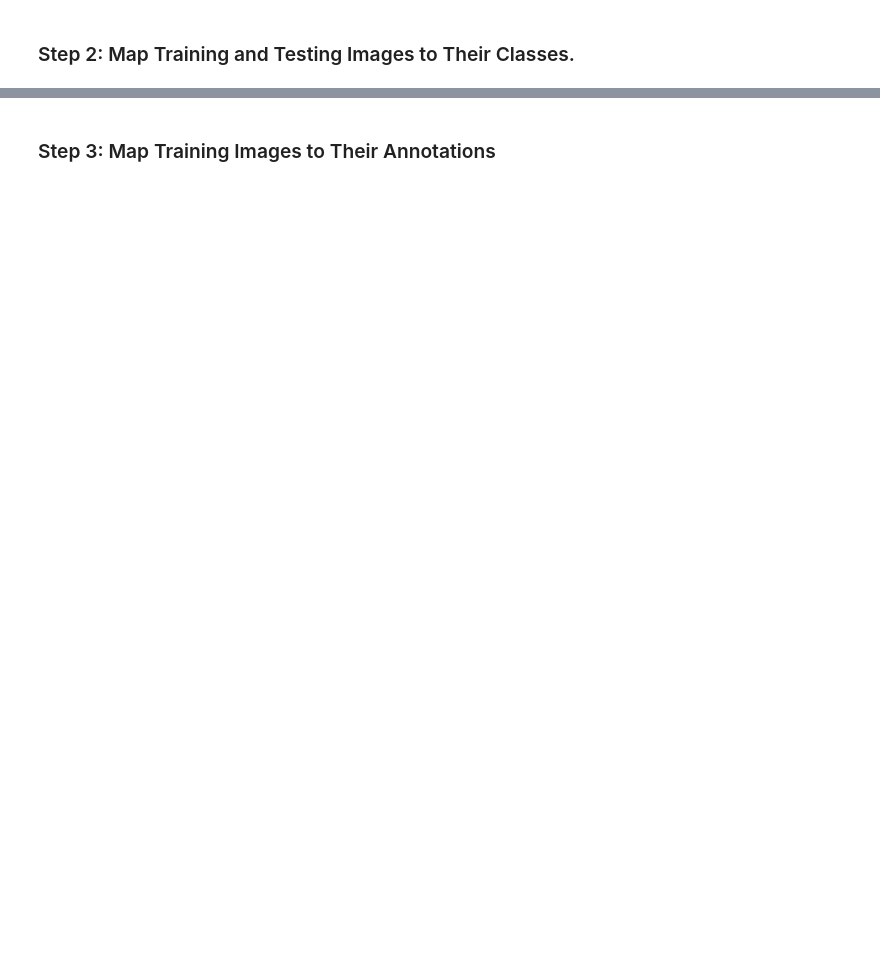
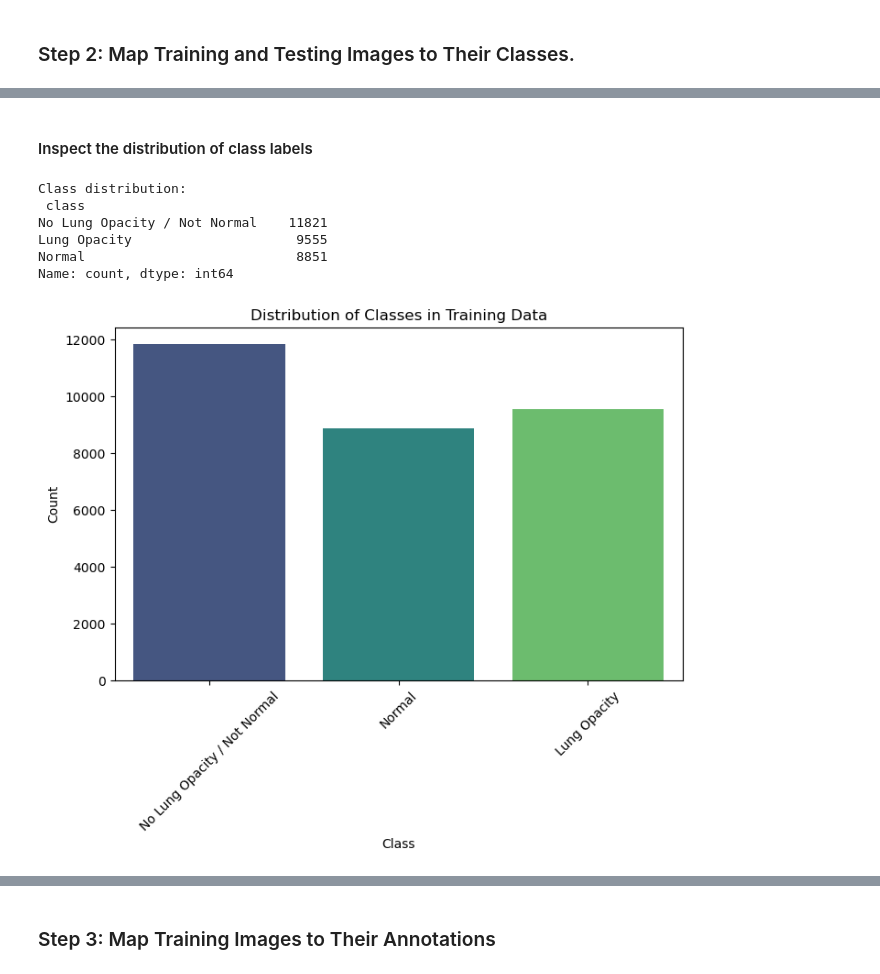
Before and after one commit to nkpatro/Pneumonia-Detection, a Jupyter notebook: Pneumonia-Detection.ipynb, the cells around one changed output, grey strips where cells are left out. Drawn from its saved outputs; the diff is of its cells as text; code cells hidden in the pictures; blank space fills up the shorter version.

```diff
--- a/Pneumonia-Detection.ipynb
+++ b/Pneumonia-Detection.ipynb
@@ -11,0 +24,21 @@ Computer vision can be used in health care for identifying diseases. In Pneumoni
+# %%
+# let us start with loading the csv files into dataframes
+class_info = pd.read_csv('stage_2_detailed_class_info.csv')
+sample_submission = pd.read_csv('stage_2_sample_submission.csv')
+train_labels = pd.read_csv('stage_2_train_labels.csv')
+
+# Display basic info about each of the dataframes
+print('Detailed clas info shape:', class_info.shape)
+print(class_info.head())
+print("-" * 80)
+
+print('Sample Submission shape:', sample_submission.shape)
+print(sample_submission.head())
+print("-" * 80)
+
+print('Train Labels shape:', train_labels.shape)
+print(train_labels.head())
+print("-" * 80)
+
+# distribution ov classes
+print(class_info['class'].value_counts())
@@ -13,0 +113,3 @@ Computer vision can be used in health care for identifying diseases. In Pneumoni
+# %%
+# Merge train_labels with class_info to have labels and bounding boxes together
+train_data_merged = pd.merge(train_labels_cleaned, class_info_cleaned, on='patientId', how='left')
@@ -13,0 +162,26 @@ Computer vision can be used in health care for identifying diseases. In Pneumoni
+# %% [markdown]
+#### Inspect the distribution of class labels
+# %%
+import seaborn as sns
+import matplotlib.pyplot as plt
+
+# Class distribution count
+class_distribution = train_data_merged['class'].value_counts()
+print("\nClass distribution:\n", class_distribution)
+
+# Visualize class distribution
+plt.figure(figsize=(8, 5))
+sns.countplot(x='class', data=train_data_merged, palette='viridis', hue='class')
+plt.title("Distribution of Classes in Training Data")
+plt.ylabel("Count")
+plt.xlabel("Class")
+plt.xticks(rotation=45)
+plt.show()
+# %% [output]
+Class distribution:
+ class
+No Lung Opacity / Not Normal    11821
+Lung Opacity                     9555
+Normal                           8851
+Name: count, dtype: int64
+[figure, added]
```
Also changed, not shown: parts of 33 cells of this notebook.
